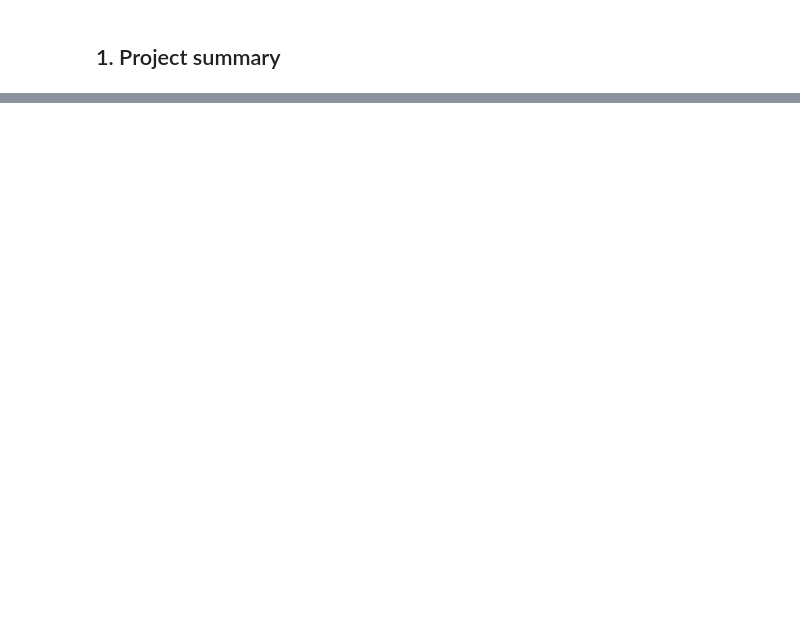
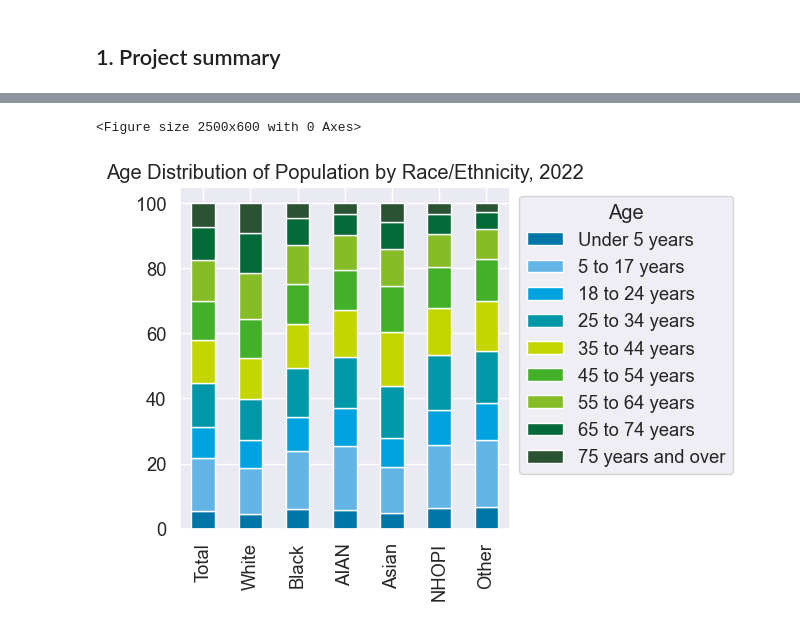
Before and after one commit to kellyle404/Risk_analysis_tech_stocks, a Jupyter notebook: US_cost_and_healthcare.ipynb, the cells around one changed output, grey strips where cells are left out. Cells and saved outputs as stored; diff of their text form; code cells hidden in the pictures; blank space fills up the shorter version.

```diff
--- a/US_cost_and_healthcare.ipynb
+++ b/US_cost_and_healthcare.ipynb
@@ -33,0 +108,3 @@ FileNotFoundError: [Errno 2] No such file or directory: 'NHIS_Adult_Summary_Heal
+# %%
+age = demographics.loc[['Under 5 years', '5 to 17 years', '18 to 24 years', '25 to 34 years', '35 to 44 years', '45 to 54 years', '55 to 64 years', '65 to 74 years', '75 years and over']]
+age # in percentages
@@ -33,0 +122,16 @@ FileNotFoundError: [Errno 2] No such file or directory: 'NHIS_Adult_Summary_Heal
+# %%
+age_plot = age.T
+
+plt.figure(figsize = (25, 6))
+
+age_plot.plot(
+    kind = 'bar',
+    stacked = True,
+    color = sns.set_palette(my_palette))
+
+plt.title("Age Distribution of Population by Race/Ethnicity, 2022")
+plt.legend(title = 'Age', bbox_to_anchor = (1, 1), loc = 'upper left')
+plt.tight_layout()
+# %% [output]
+<Figure size 2500x600 with 0 Axes>
+[figure, added]
```
Also changed, not shown: parts of 12 cells of this notebook, 1 other file.
